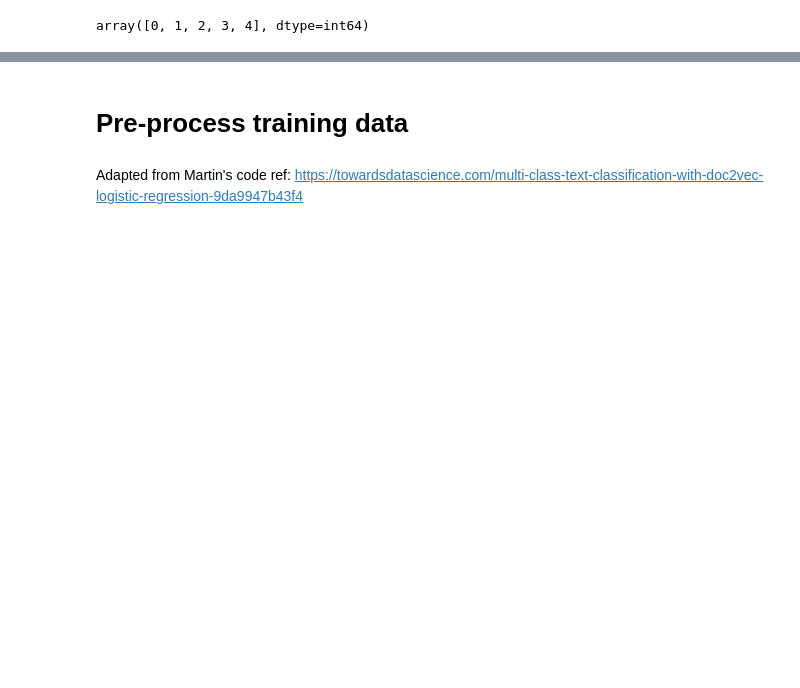
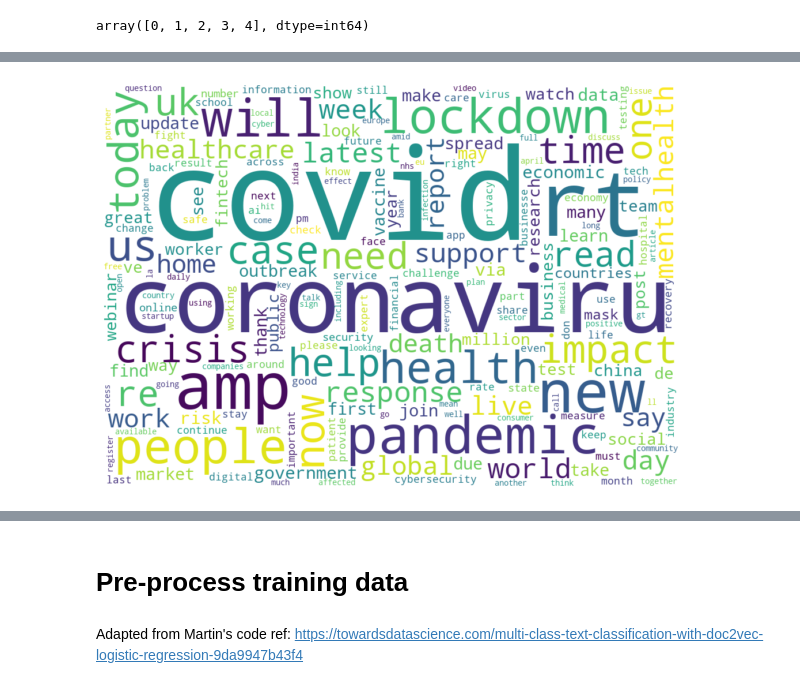
Before and after one commit to cosmohawk/summer_project_2020, a Jupyter notebook: notebooks/tweet_training_XGB.ipynb, the cells around one changed output, grey strips where cells are left out. Saved outputs shown, nothing was run; the diff lists cells and outputs as text; code cells hidden in the pictures; blank space fills up the shorter version.

Commit message:
updated training on tweets

```diff
--- a/notebooks/tweet_training_XGB.ipynb
+++ b/notebooks/tweet_training_XGB.ipynb
@@ -75,5 +76,5 @@ with tqdm(total=len(files), desc='Files') as pbar:
         pbar.update(1)
 
 data = data[data['hashtags'].astype(str) != '[]'] # remove empties
-data['text'] = data['text'].apply(lambda x: x.lower() if isinstance(x, str) else None)
-data
+data['text'] = data['text'].apply(lambda x: x.lower() if isinstance(x, str) else '')
+data = data[data.text != '']
@@ -120,19 +81,2 @@ topics = [['covid19', 'lockdown', 'coronavirus', 'mentalhealth', 'healthcare'],
 # %% [markdown]
 #### assign topics to tweets
-# %%
-def check_for_matches(tag_list, topic_list):
-    '''
-
-    '''
-    matches = []
-
-    # Compare list of hashtags in tweet against those in each topic
-    potential_matches = [bool(set(tag_list).intersection(set(topic))) for topic in topic_list]
-    if any(potential_matches):
-        matches.extend([i for i in range(len(potential_matches)) if potential_matches[i]])
-    else:
-        matches.append(-1)
-    return matches
-
-possible_topics = data['hashtags'].apply(lambda x: check_for_matches(eval(x), topics))
-possible_topics
@@ -222,3 +156,0 @@ TypeError: sequence item 111: expected str instance, NoneType found
-# %%
-grouped = sample_df.groupby(['main_label'])[['text']].sum()
-grouped
@@ -252,4 +187,6 @@ def wordcloud_plot(text):
     plt.show()
 # %%
-wordcloud_plot(grouped['text'][0])
+wordcloud_plot(grouped[0])
+# %% [output]
+[figure, added]
 # %%
```
Also changed, not shown: parts of 54 cells of this notebook.
